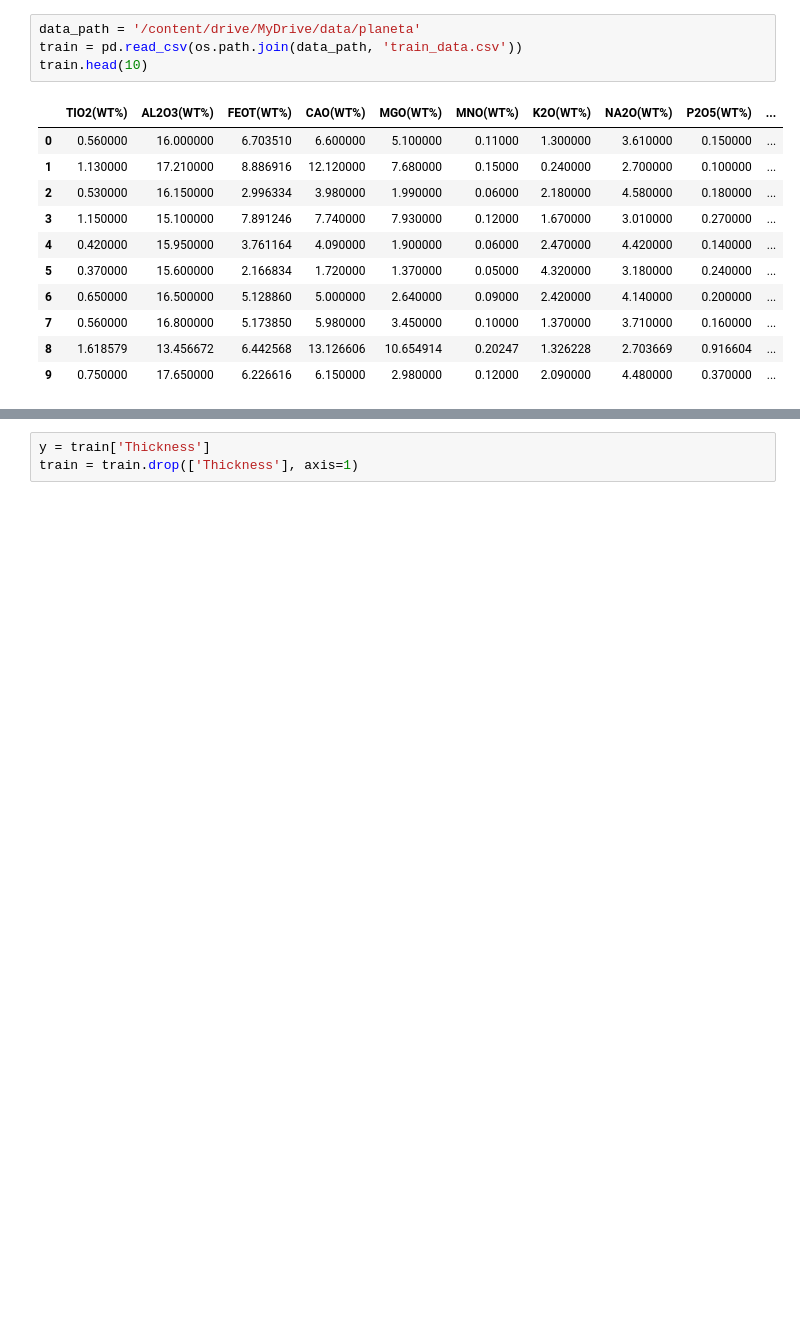
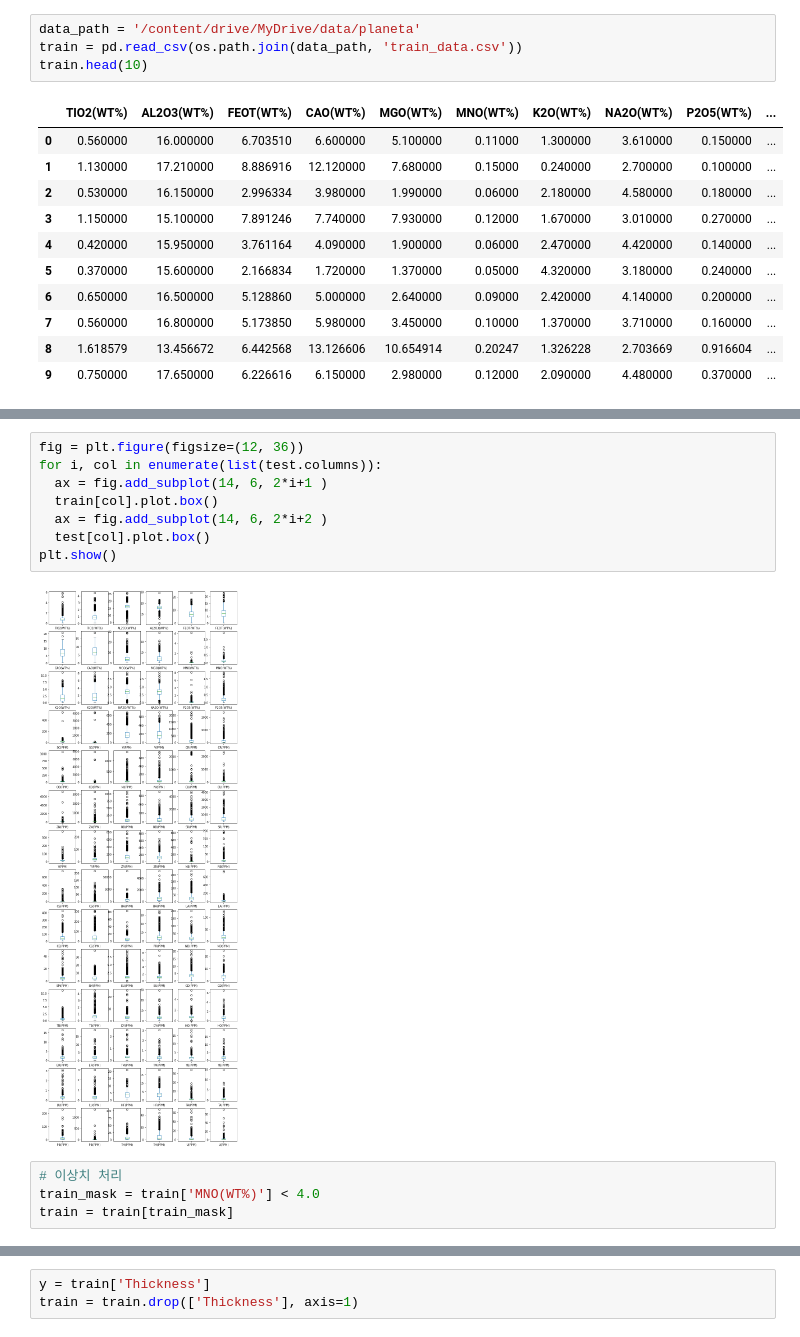
Before and after one commit to minji2744/PlanetA, a Jupyter notebook: task2_classifying_arc_thickness.ipynb, the cells around one changed output, grey strips where cells are left out. Cells and saved outputs as stored; diff of their text form; blank space fills up the shorter version.

```diff
--- a/task2_classifying_arc_thickness.ipynb
+++ b/task2_classifying_arc_thickness.ipynb
@@ -39,0 +102,14 @@ train.head(10)
+# %%
+fig = plt.figure(figsize=(12, 36))
+for i, col in enumerate(list(test.columns)):
+  ax = fig.add_subplot(14, 6, 2*i+1 )
+  train[col].plot.box()
+  ax = fig.add_subplot(14, 6, 2*i+2 )
+  test[col].plot.box()
+plt.show()
+# %% [output]
+[figure, added]
+# %%
+# 이상치 처리
+train_mask = train['MNO(WT%)'] < 4.0
+train = train[train_mask]
```
Also changed, not shown: parts of 34 cells of this notebook.
